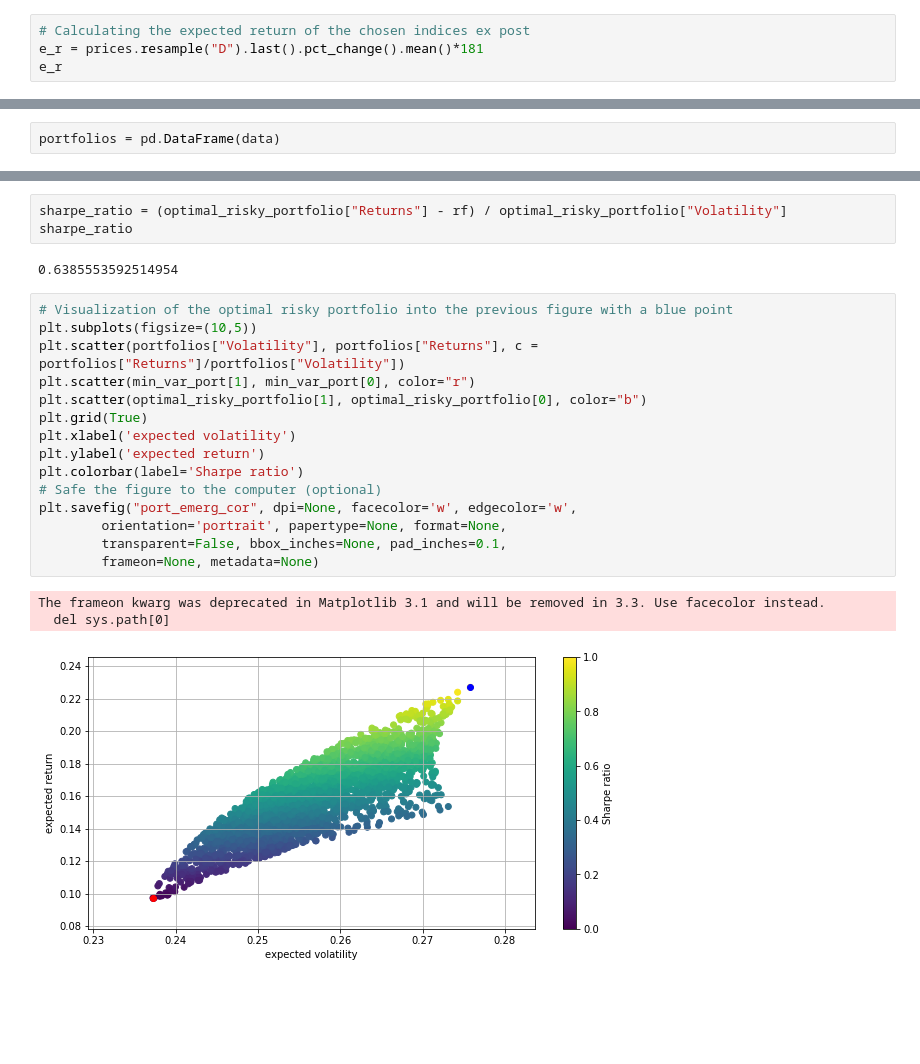
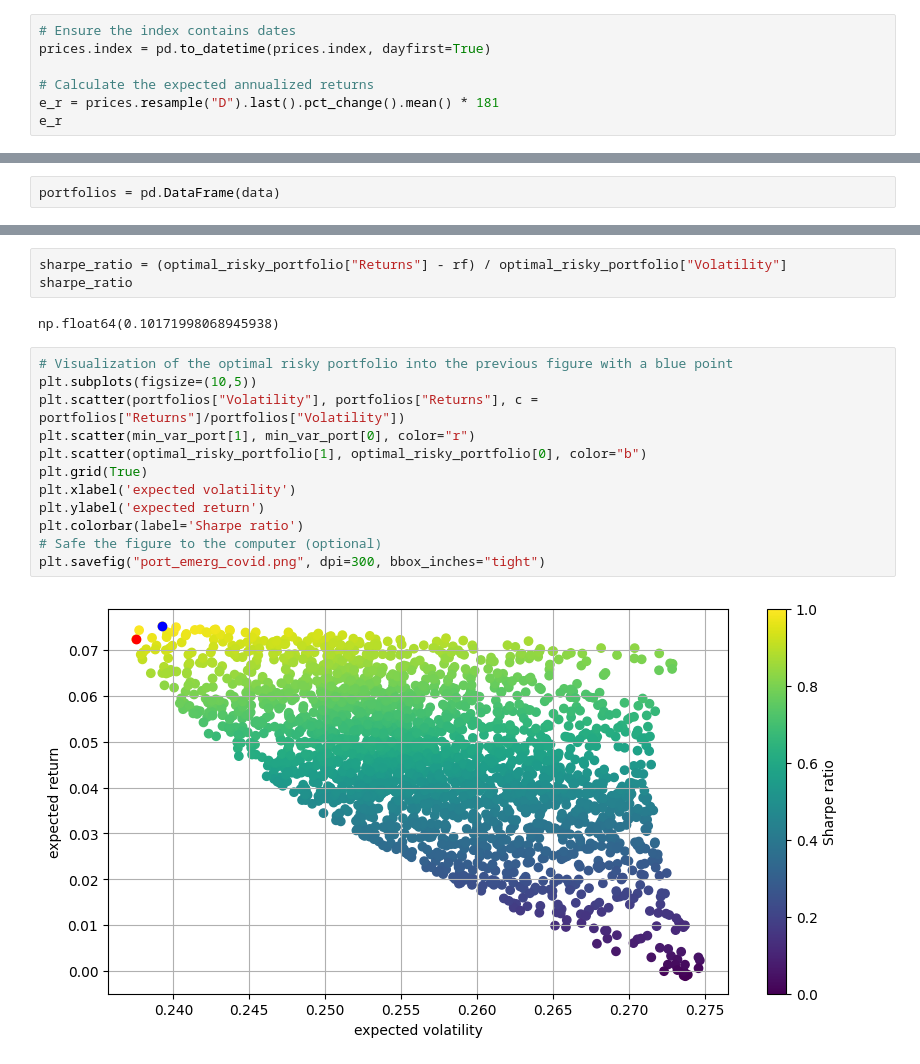
Before and after one commit to noman576/Emerging-Market-Premium-python., a Jupyter notebook: Final_Emerging_Covid.ipynb, the cells around one changed output, grey strips where cells are left out. Cells and saved outputs as stored; diff of their text form; blank space fills up the shorter version.

Commit message:
Fix date index compatibility

```diff
--- a/Final_Emerging_Covid.ipynb
+++ b/Final_Emerging_Covid.ipynb
@@ -30,7 +30,10 @@ cov_matrix
 | Mid Cap | 0.000240 | 0.000299 | 0.000288 |
 | Small Cap | 0.000233 | 0.000288 | 0.000306 |
 # %%
-# Calculating the expected return of the chosen indices ex post
-e_r = prices.resample("D").last().pct_change().mean()*181
+# Ensure the index contains dates
+prices.index = pd.to_datetime(prices.index, dayfirst=True)
+
+# Calculate the expected annualized returns
+e_r = prices.resample("D").last().pct_change().mean() * 181
 e_r
 # %% [output]
@@ -143,23 +150,18 @@ Name: 241, dtype: float64
 sharpe_ratio = (optimal_risky_portfolio["Returns"] - rf) / optimal_risky_portfolio["Volatility"]
 sharpe_ratio
 # %% [output]
-0.6385553592514954
+np.float64(0.10171998068945938)
 # %%
 # Visualization of the optimal risky portfolio into the previous figure with a blue point
 plt.subplots(figsize=(10,5))
 plt.scatter(portfolios["Volatility"], portfolios["Returns"], c = portfolios["Returns"]/portfolios["Volatility"])
 plt.scatter(min_var_port[1], min_var_port[0], color="r")
 plt.scatter(optimal_risky_portfolio[1], optimal_risky_portfolio[0], color="b")
 plt.grid(True)
 plt.xlabel('expected volatility')
 plt.ylabel('expected return')
 plt.colorbar(label='Sharpe ratio')
 # Safe the figure to the computer (optional)
-plt.savefig("port_emerg_cor", dpi=None, facecolor='w', edgecolor='w',
-        orientation='portrait', papertype=None, format=None,
-        transparent=False, bbox_inches=None, pad_inches=0.1,
-        frameon=None, metadata=None)
+plt.savefig("port_emerg_covid.png", dpi=300, bbox_inches="tight")
 # %% [output]
-The frameon kwarg was deprecated in Matplotlib 3.1 and will be removed in 3.3. Use facecolor instead.
-  del sys.path[0]
-[figure, old version]
+[figure, new version]
```
Also changed, not shown: parts of 9 cells of this notebook.
